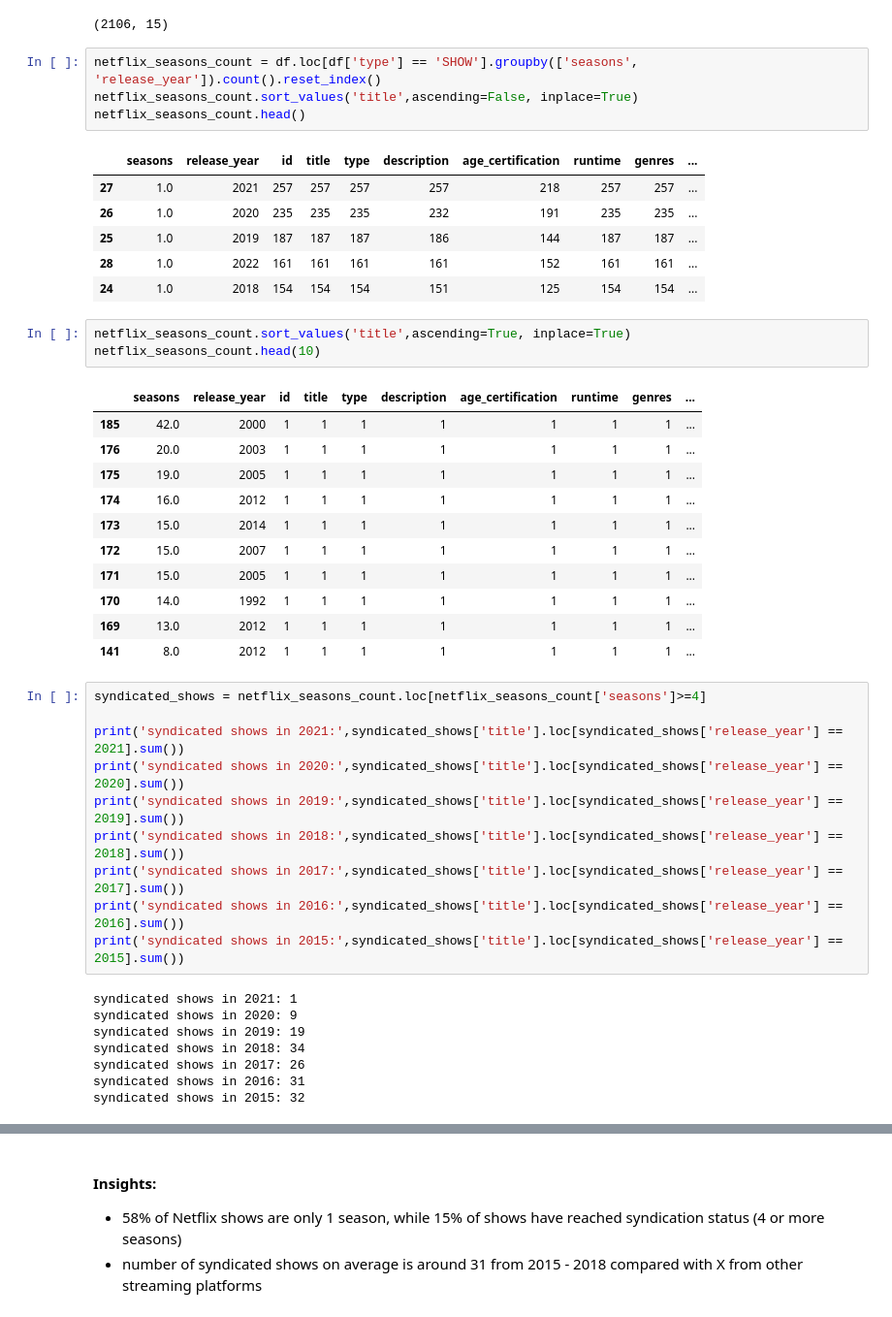
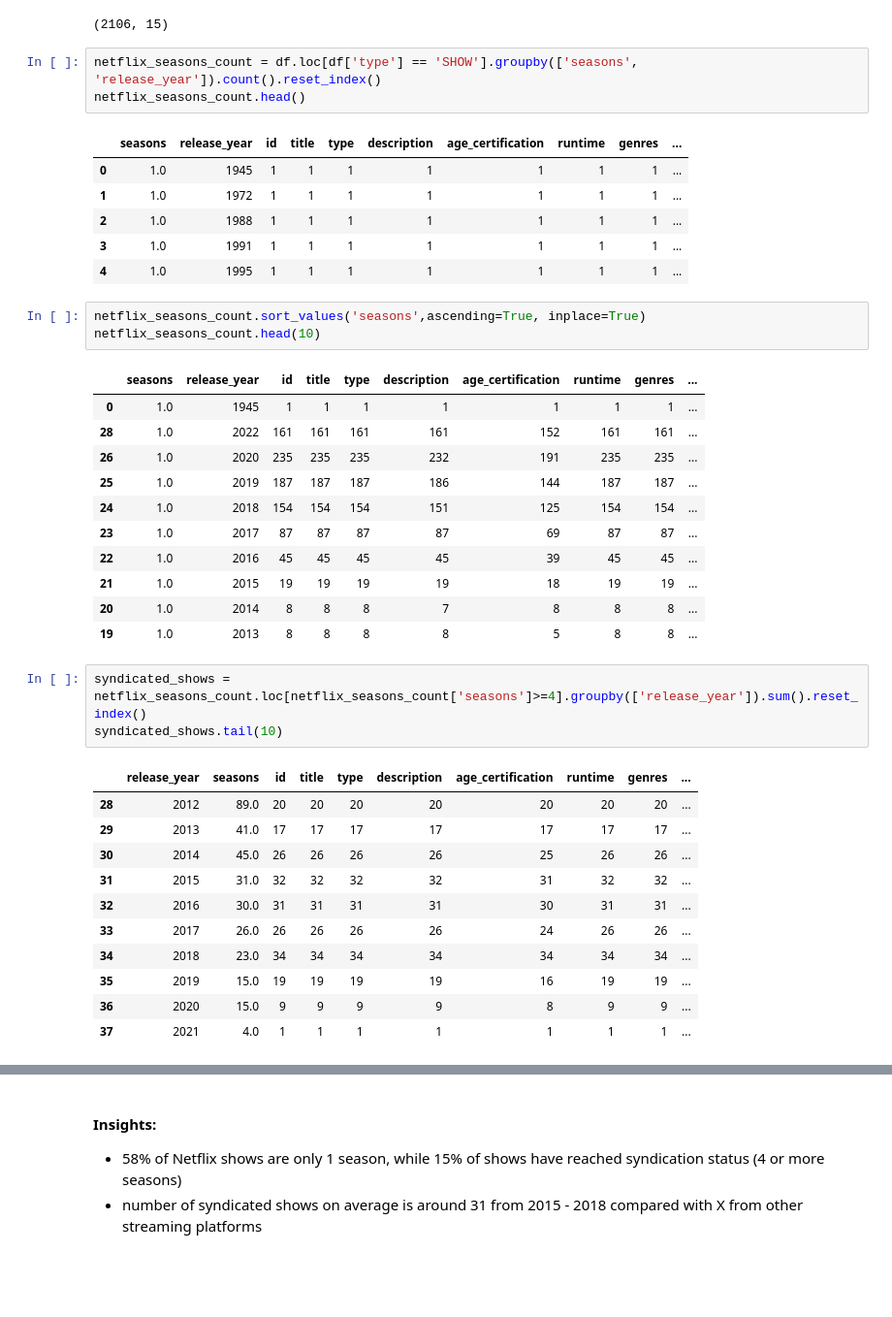
Before and after one commit to wbb-67/Netflix-TV-Shows-Movies, a Jupyter notebook: Netflix Movie & TV Data Trends.ipynb, the cells around one changed output, grey strips where cells are left out. Shown at 97% size. Cells and saved outputs as stored; diff of their text form; blank space fills up the shorter version.

```diff
--- a/Netflix Movie & TV Data Trends.ipynb
+++ b/Netflix Movie & TV Data Trends.ipynb
@@ -42,45 +42,41 @@ print(netflix_shows.shape)
 (2106, 15)
 # %%
 netflix_seasons_count = df.loc[df['type'] == 'SHOW'].groupby(['seasons', 'release_year']).count().reset_index()
-netflix_seasons_count.sort_values('title',ascending=False, inplace=True)
 netflix_seasons_count.head()
 # %% [output]
 |  | seasons | release_year | id | title | type | description | age_certification | runtime | genres | ... |
-| 27 | 1.0 | 2021 | 257 | 257 | 257 | 257 | 218 | 257 | 257 | ... |
-| 26 | 1.0 | 2020 | 235 | 235 | 235 | 232 | 191 | 235 | 235 | ... |
-| 25 | 1.0 | 2019 | 187 | 187 | 187 | 186 | 144 | 187 | 187 | ... |
-| 28 | 1.0 | 2022 | 161 | 161 | 161 | 161 | 152 | 161 | 161 | ... |
-| 24 | 1.0 | 2018 | 154 | 154 | 154 | 151 | 125 | 154 | 154 | ... |
+| 0 | 1.0 | 1945 | 1 | 1 | 1 | 1 | 1 | 1 | 1 | ... |
+| 1 | 1.0 | 1972 | 1 | 1 | 1 | 1 | 1 | 1 | 1 | ... |
+| 2 | 1.0 | 1988 | 1 | 1 | 1 | 1 | 1 | 1 | 1 | ... |
+| 3 | 1.0 | 1991 | 1 | 1 | 1 | 1 | 1 | 1 | 1 | ... |
+| 4 | 1.0 | 1995 | 1 | 1 | 1 | 1 | 1 | 1 | 1 | ... |
 # %%
-netflix_seasons_count.sort_values('title',ascending=True, inplace=True)
+netflix_seasons_count.sort_values('seasons',ascending=True, inplace=True)
 netflix_seasons_count.head(10)
 # %% [output]
 |  | seasons | release_year | id | title | type | description | age_certification | runtime | genres | ... |
-| 185 | 42.0 | 2000 | 1 | 1 | 1 | 1 | 1 | 1 | 1 | ... |
-| 176 | 20.0 | 2003 | 1 | 1 | 1 | 1 | 1 | 1 | 1 | ... |
-| 175 | 19.0 | 2005 | 1 | 1 | 1 | 1 | 1 | 1 | 1 | ... |
-| 174 | 16.0 | 2012 | 1 | 1 | 1 | 1 | 1 | 1 | 1 | ... |
-| 173 | 15.0 | 2014 | 1 | 1 | 1 | 1 | 1 | 1 | 1 | ... |
-| 172 | 15.0 | 2007 | 1 | 1 | 1 | 1 | 1 | 1 | 1 | ... |
-| 171 | 15.0 | 2005 | 1 | 1 | 1 | 1 | 1 | 1 | 1 | ... |
-| 170 | 14.0 | 1992 | 1 | 1 | 1 | 1 | 1 | 1 | 1 | ... |
-| 169 | 13.0 | 2012 | 1 | 1 | 1 | 1 | 1 | 1 | 1 | ... |
-| 141 | 8.0 | 2012 | 1 | 1 | 1 | 1 | 1 | 1 | 1 | ... |
+| 0 | 1.0 | 1945 | 1 | 1 | 1 | 1 | 1 | 1 | 1 | ... |
+| 28 | 1.0 | 2022 | 161 | 161 | 161 | 161 | 152 | 161 | 161 | ... |
+| 26 | 1.0 | 2020 | 235 | 235 | 235 | 232 | 191 | 235 | 235 | ... |
+| 25 | 1.0 | 2019 | 187 | 187 | 187 | 186 | 144 | 187 | 187 | ... |
+| 24 | 1.0 | 2018 | 154 | 154 | 154 | 151 | 125 | 154 | 154 | ... |
+| 23 | 1.0 | 2017 | 87 | 87 | 87 | 87 | 69 | 87 | 87 | ... |
+| 22 | 1.0 | 2016 | 45 | 45 | 45 | 45 | 39 | 45 | 45 | ... |
+| 21 | 1.0 | 2015 | 19 | 19 | 19 | 19 | 18 | 19 | 19 | ... |
+| 20 | 1.0 | 2014 | 8 | 8 | 8 | 7 | 8 | 8 | 8 | ... |
+| 19 | 1.0 | 2013 | 8 | 8 | 8 | 8 | 5 | 8 | 8 | ... |
 # %%
-syndicated_shows = netflix_seasons_count.loc[netflix_seasons_count['seasons']>=4]
-
-print('syndicated shows in 2021:',syndicated_shows['title'].loc[syndicated_shows['release_year'] == 2021].sum())
-print('syndicated shows in 2020:',syndicated_shows['title'].loc[syndicated_shows['release_year'] == 2020].sum())
-print('syndicated shows in 2019:',syndicated_shows['title'].loc[syndicated_shows['release_year'] == 2019].sum())
-print('syndicated shows in 2018:',syndicated_shows['title'].loc[syndicated_shows['release_year'] == 2018].sum())
-print('syndicated shows in 2017:',syndicated_shows['title'].loc[syndicated_shows['release_year'] == 2017].sum())
-print('syndicated shows in 2016:',syndicated_shows['title'].loc[syndicated_shows['release_year'] == 2016].sum())
-print('syndicated shows in 2015:',syndicated_shows['title'].loc[syndicated_shows['release_year'] == 2015].sum())
+syndicated_shows = netflix_seasons_count.loc[netflix_seasons_count['seasons']>=4].groupby(['release_year']).sum().reset_index()
+syndicated_shows.tail(10)
 # %% [output]
-syndicated shows in 2021: 1
-syndicated shows in 2020: 9
-syndicated shows in 2019: 19
-syndicated shows in 2018: 34
-syndicated shows in 2017: 26
-syndicated shows in 2016: 31
-syndicated shows in 2015: 32
+|  | release_year | seasons | id | title | type | description | age_certification | runtime | genres | ... |
+| 28 | 2012 | 89.0 | 20 | 20 | 20 | 20 | 20 | 20 | 20 | ... |
+| 29 | 2013 | 41.0 | 17 | 17 | 17 | 17 | 17 | 17 | 17 | ... |
+| 30 | 2014 | 45.0 | 26 | 26 | 26 | 26 | 25 | 26 | 26 | ... |
+| 31 | 2015 | 31.0 | 32 | 32 | 32 | 32 | 31 | 32 | 32 | ... |
+| 32 | 2016 | 30.0 | 31 | 31 | 31 | 31 | 30 | 31 | 31 | ... |
+| 33 | 2017 | 26.0 | 26 | 26 | 26 | 26 | 24 | 26 | 26 | ... |
+| 34 | 2018 | 23.0 | 34 | 34 | 34 | 34 | 34 | 34 | 34 | ... |
+| 35 | 2019 | 15.0 | 19 | 19 | 19 | 19 | 16 | 19 | 19 | ... |
+| 36 | 2020 | 15.0 | 9 | 9 | 9 | 9 | 8 | 9 | 9 | ... |
+| 37 | 2021 | 4.0 | 1 | 1 | 1 | 1 | 1 | 1 | 1 | ... |
```
Also changed, not shown: parts of 2 cells of this notebook.
